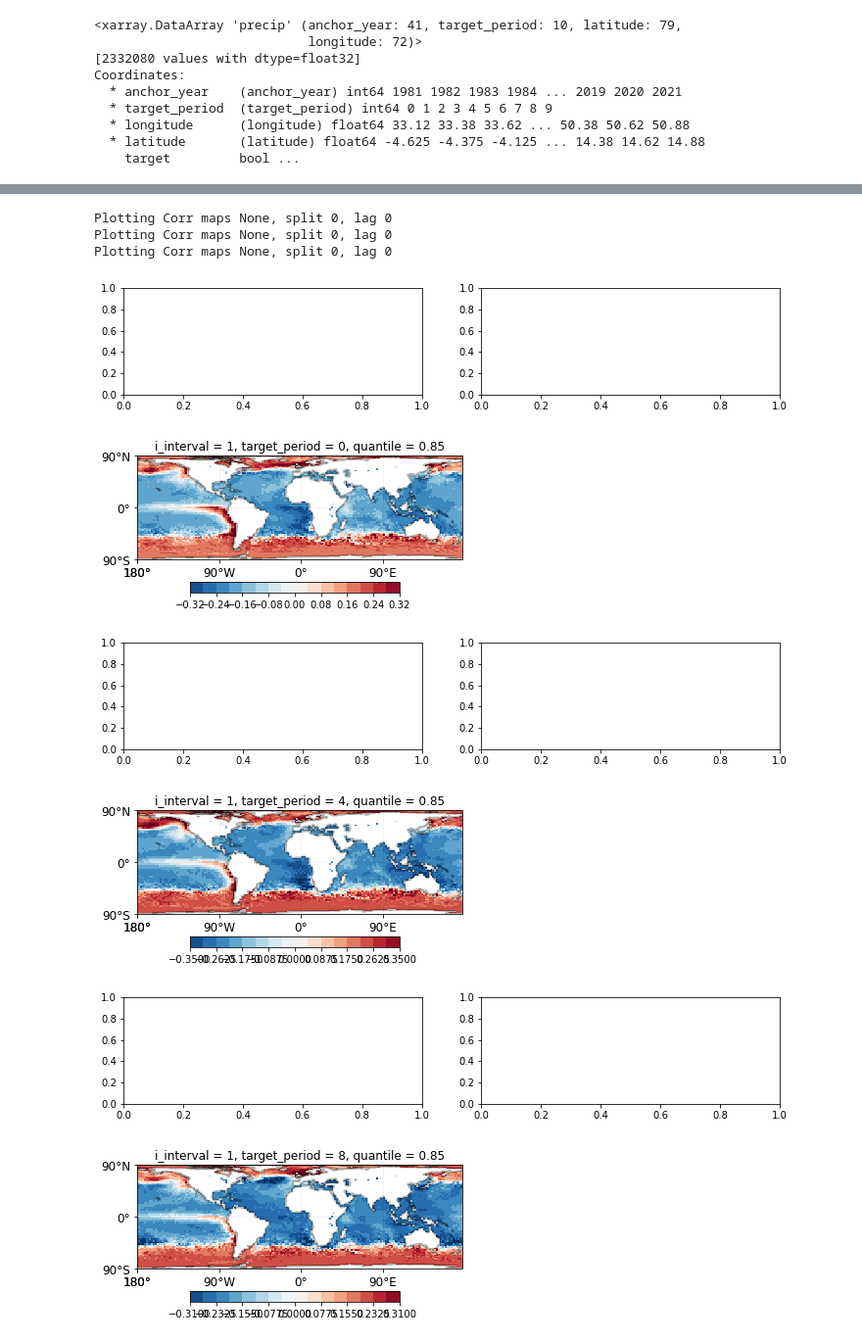
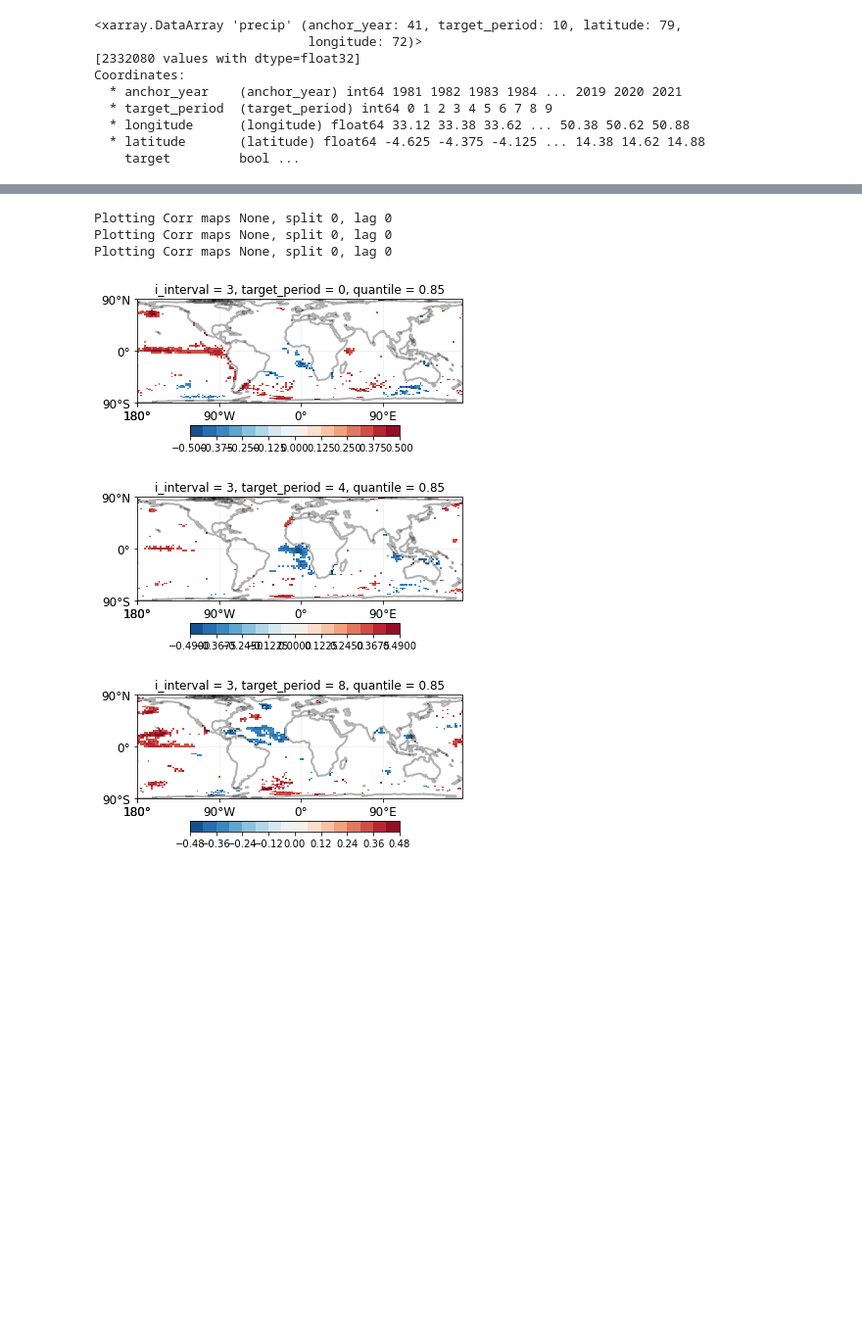
Before and after one commit to AI4S2S/Lorentz_s2spy_workshop, a Jupyter notebook: s2s.ipynb, the cells around one changed output, grey strips where cells are left out. Shown at 98% size. Drawn from its saved outputs; the diff is of its cells as text; code cells hidden in the pictures; blank space fills up the shorter version.

```diff
--- a/s2s.ipynb
+++ b/s2s.ipynb
@@ -14,5 +12,5 @@ sst = xr.open_dataarray(os.path.join(path_obs_data, 'raw', 'era5_sst_1959-2021_1
 # %%
-target = xr.open_dataarray(os.path.join(path_obs_data, 'preprocessed', 'chrips_precip_1981-2021_africa_aggregated_intervals.nc'))
+target = xr.open_dataarray(os.path.join(path_obs_data, 'preprocessed', 'chrips_tp_1981-2021_africa_aggregated_intervals.nc'))
 target
 # %% [output]
 <xarray.DataArray 'precip' (anchor_year: 41, target_period: 10, latitude: 79,
@@ -39,7 +37,7 @@ anchor_dates = [(d.month, d.day) for d in df_sub.index]
 # %%
 anchor_date = anchor_dates[0]
 # %%
-cal = time.AdventCalendar(anchor=anchor_date, freq='30d', max_lag=4)
+cal = time.AdventCalendar(anchor=anchor_date, freq='30d', max_lag=3)
 cal = cal.map_years(1981, 2021)
 # %%
 sst_resampled = time.resample(cal, sst)
@@ -46,4 +44,0 @@ sst_resampled = time.resample(cal, sst)
-# %%
-rgdr = RGDR(target_timeseries.sel(target_period=0), eps_km=600, alpha=0.05, min_area_km2=3000**2)
-# %%
-rgdr.fit(sst_resampled['sst'].sel(i_interval=1))
@@ -68,16 +45,12 @@ array([[291.28808584, 291.25151299, 291.30396773, 291.24831588,
 # %%
 for period in target_timeseries.target_period.values[::4]:
-    # rgdr = RGDR(target_timeseries.sel(target_period=int(period)), eps_km=600, alpha=0.05, min_area_km2=3000**2)
-    corr, pval = rgdr.rgdr.correlation(sst_resampled['sst'].sel(i_interval=1), target_timeseries.sel(target_period=int(period)),
+    corr, pval = rgdr.rgdr.correlation(sst_resampled['sst'].sel(i_interval=3), target_timeseries.sel(target_period=int(period)),
                                        corr_dim='anchor_year')
-    plotting.plot_maps(corr)
+    plotting.plot_maps(corr.where(pval < 0.05))
 # %% [output]
 Plotting Corr maps None, split 0, lag 0
 Plotting Corr maps None, split 0, lag 0
 Plotting Corr maps None, split 0, lag 0
-[figure, old version]
+[figure, new version]
-[figure, old version]
+[figure, new version]
-[figure, old version]
+[figure, new version]
-[figure, removed]
-[figure, removed]
-[figure, removed]
```
Also changed, not shown: parts of 6 cells of this notebook, 4 other files.
